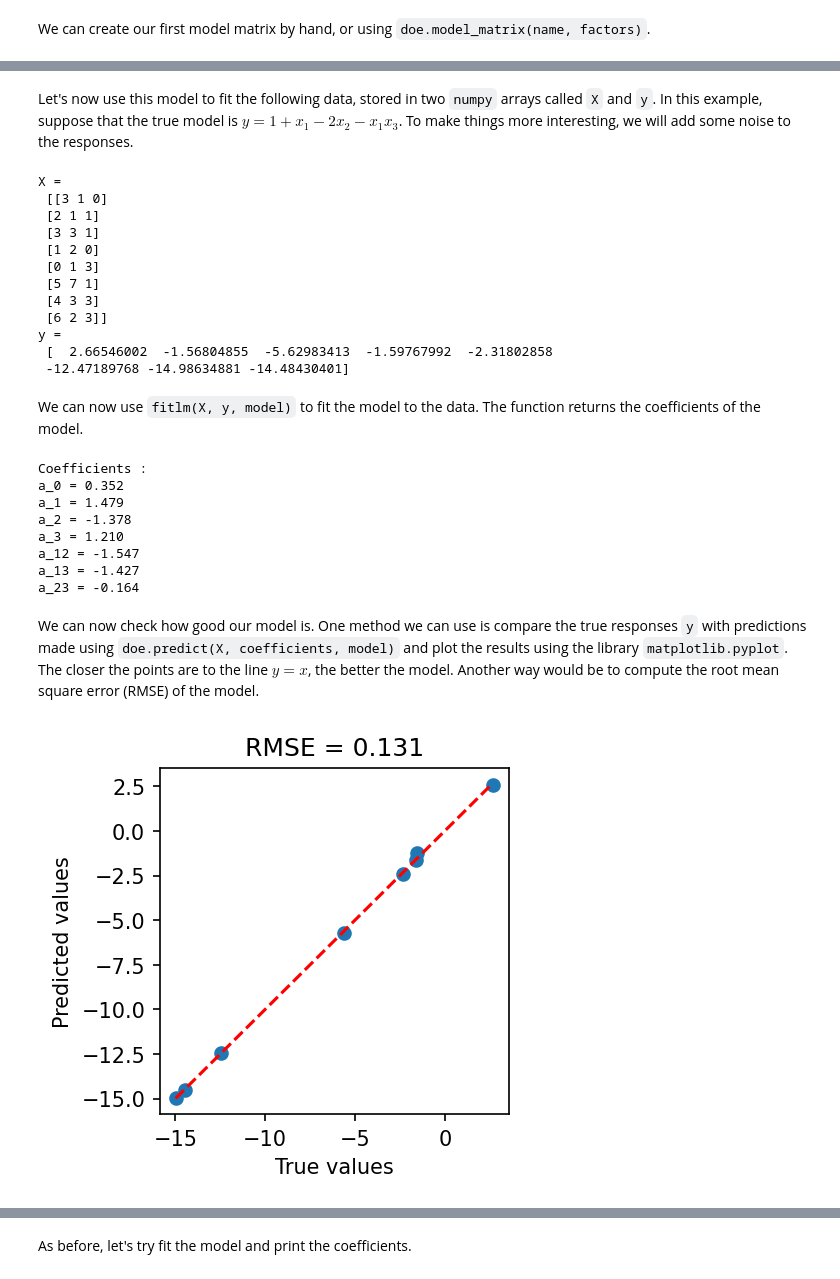
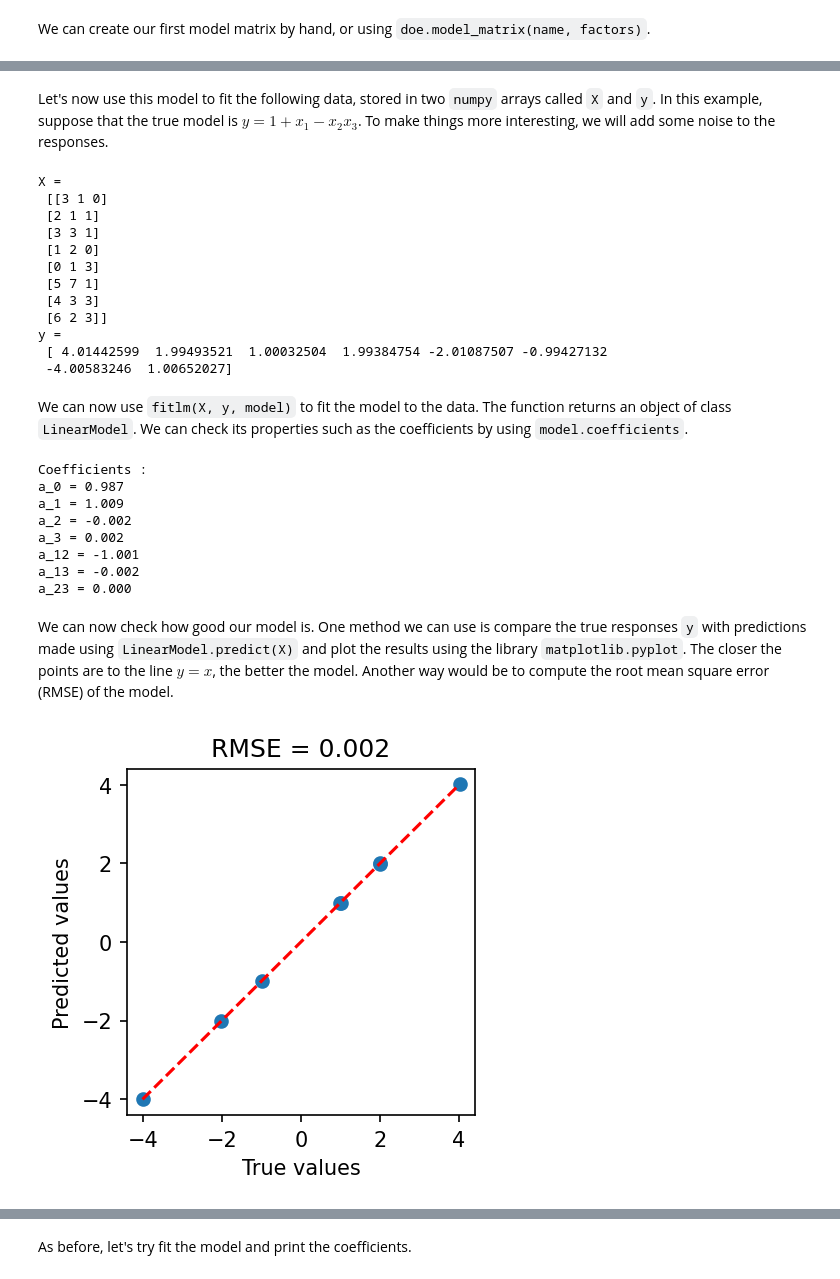
Before and after one commit to soleilvermeil/doe, a Jupyter notebook: example.ipynb, the cells around one changed output, grey strips where cells are left out. Cells and saved outputs as stored; diff of their text form; code cells hidden in the pictures.

Commit message:
Introduced class "LinearModel"

```diff
--- a/example.ipynb
+++ b/example.ipynb
@@ -8,7 +8,7 @@ import numpy as np
 # %% [markdown]
 We can create our first model matrix by hand, or using `doe.model_matrix(name, factors)`.
 # %%
-model = doe.model_matrix(name="interaction", factors=3)
-print("Model matrix =\n", model)
+modelspec = doe.model_matrix(name="interaction", factors=3)
+print("Model matrix =\n", modelspec)
 # %% [output]
 Model matrix =
@@ -20,7 +20,7 @@ Model matrix =
  [1 0 1]
  [1 1 0]]
 # %% [markdown]
-Let's now use this model to fit the following data, stored in two `numpy` arrays called `X` and `y`. In this example, suppose that the true model is $y=1+x_1-2x_2-x_1x_3$. To make things more interesting, we will add some noise to the responses.
+Let's now use this model to fit the following data, stored in two `numpy` arrays called `X` and `y`. In this example, suppose that the true model is $y=1+x_1-x_2x_3$. To make things more interesting, we will add some noise to the responses.
 # %%
 X = np.array([
     [3, 1, 0],
@@ -33,7 +33,7 @@ X = np.array([
     [6, 2, 3],
 ])
 
-y = 1 + X[:, 0] - 2 * X[:, 1] - X[:, 0] * X[:, 2] + np.random.normal(0, 1, size=X.shape[0])
+y = 1 + X[:, 0] - X[:, 1] * X[:, 2] + np.random.normal(0, 0.01, size=X.shape[0])
 
 print("X =\n", X)
 
@@ -49,39 +49,39 @@ X =
  [4 3 3]
  [6 2 3]]
 y =
- [  2.66546002  -1.56804855  -5.62983413  -1.59767992  -2.31802858
- -12.47189768 -14.98634881 -14.48430401]
+ [ 4.01442599  1.99493521  1.00032504  1.99384754 -2.01087507 -0.99427132
+ -4.00583246  1.00652027]
 # %% [markdown]
-We can now use `fitlm(X, y, model)` to fit the model to the data. The function returns the coefficients of the model.
+We can now use `fitlm(X, y, model)` to fit the model to the data. The function returns an object of class `LinearModel`. We can check its properties such as the coefficients by using `model.coefficients`.
 # %%
-coefficients = doe.fitlm(X=X, y=y, model=model)
+model = doe.fitlm(X=X, y=y, modelspec=modelspec)
 coefficients_name = ["a_0", "a_1", "a_2", "a_3", "a_12", "a_13", "a_23"]
 print("Coefficients :")
-for coefficient, name in zip(coefficients, coefficients_name):
+for coefficient, name in zip(model.coefficients, coefficients_name):
     print(f"{name} = {coefficient:.3f}")
 # %% [output]
 Coefficients :
-a_0 = 0.352
-a_1 = 1.479
-a_2 = -1.378
-a_3 = 1.210
-a_12 = -1.547
-a_13 = -1.427
-a_23 = -0.164
+a_0 = 0.987
+a_1 = 1.009
+a_2 = -0.002
+a_3 = 0.002
+a_12 = -1.001
+a_13 = -0.002
+a_23 = 0.000
 # %% [markdown]
-We can now check how good our model is. One method we can use is compare the true responses `y` with predictions made using `doe.predict(X, coefficients, model)` and plot the results using the library `matplotlib.pyplot`. The closer the points are to the line $y=x$, the better the model. Another way would be to compute the root mean square error (RMSE) of the model.
+We can now check how good our model is. One method we can use is compare the true responses `y` with predictions made using `LinearModel.predict(X)` and plot the results using the library `matplotlib.pyplot`. The closer the points are to the line $y=x$, the better the model. Another way would be to compute the root mean square error (RMSE) of the model.
 # %%
 import matplotlib.pyplot as plt
 
-y_pred = doe.predict(X=X, coefficients=coefficients, model=model)
+y_pred = model.predict(X=X)
 rmse = np.sqrt(np.mean((y - y_pred) ** 2))
 
 plt.figure(figsize=(3, 3), dpi=150)
 plt.title(f"RMSE = {rmse:.3f}")
 plt.scatter(x=y, y=y_pred)
 plt.plot([y.min(), y.max()], [y.min(), y.max()], "r--")
 plt.xlabel("True values")
 plt.ylabel("Predicted values")
 plt.show()
 # %% [output]
-[figure, old version]
+[figure, new version]
```
Also changed, not shown: parts of 8 cells of this notebook, 3 other files.
